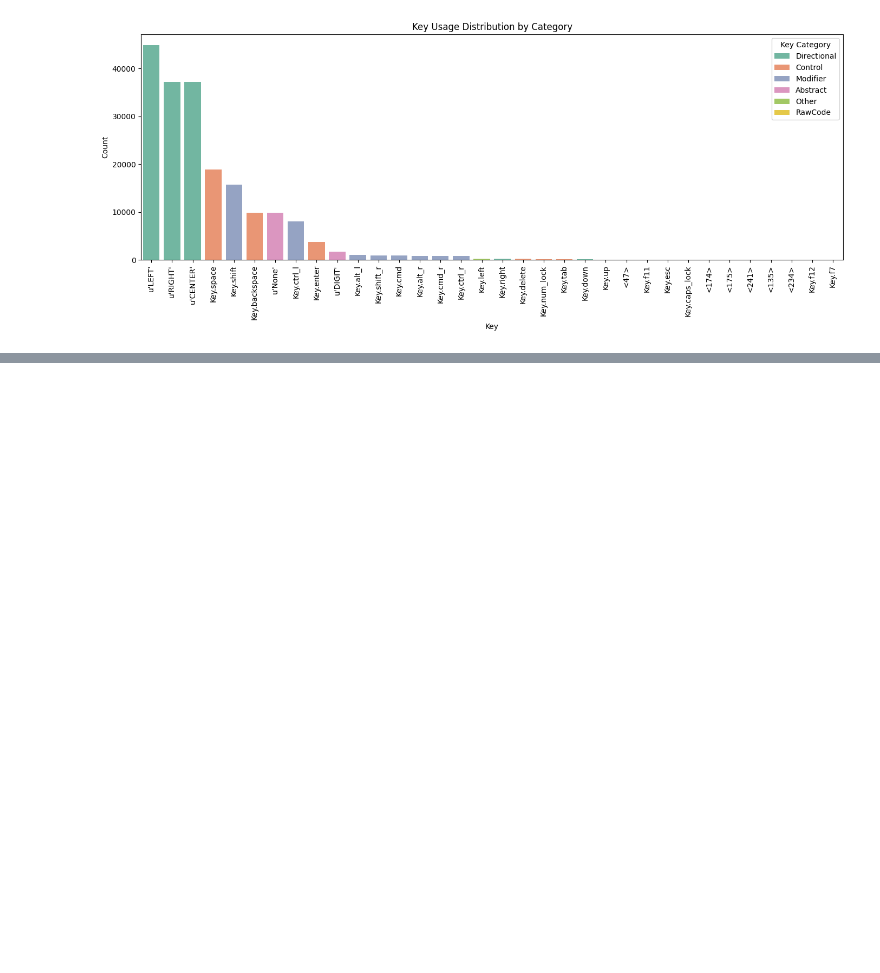
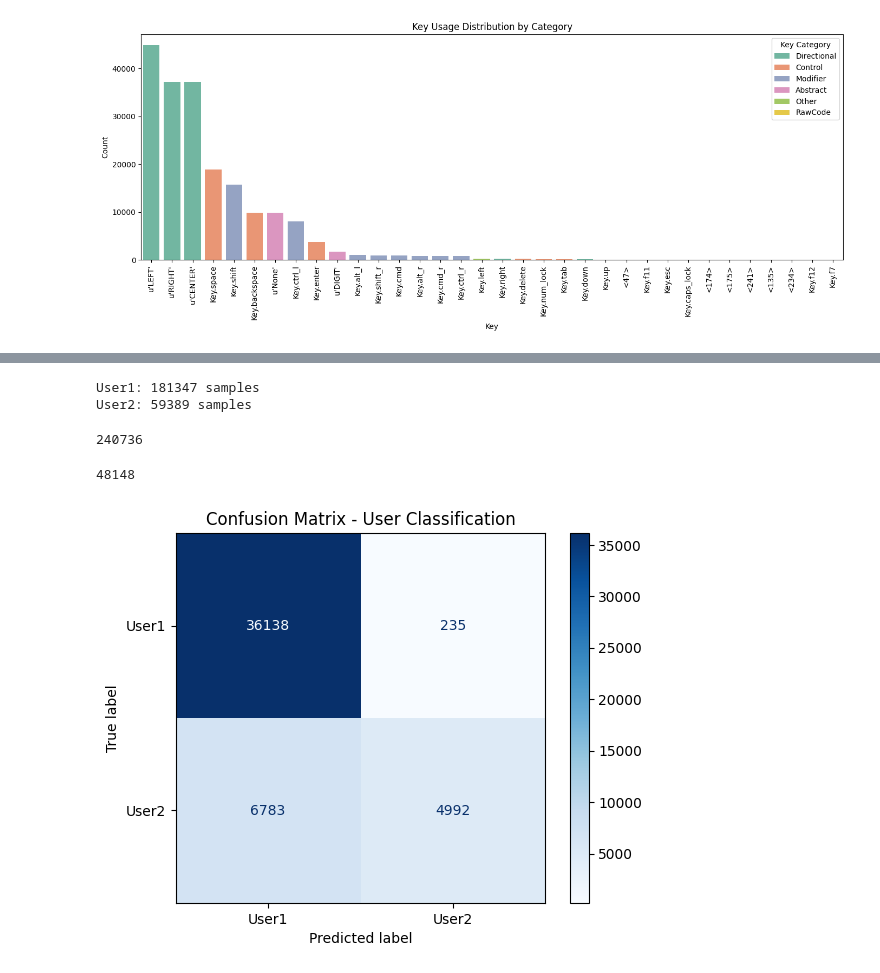
Before and after one commit to abhigyan2003/Transformer-sequence-data, a Jupyter notebook: sequencedata_transformer.ipynb, the cells around one changed output, grey strips where cells are left out. Cells and saved outputs as stored; diff of their text form; code cells hidden in the pictures; blank space fills up the shorter version.

```diff
--- a/sequencedata_transformer.ipynb
+++ b/sequencedata_transformer.ipynb
@@ -310,0 +394,13 @@ Predicted next key: Key.shift
+# %%
+from sklearn.metrics import classification_report
+
+model.eval()
+y_true, y_pred = [], []
+with torch.no_grad():
+    for xb, yb in val_dl:
+        out = model(xb)
+        preds = torch.argmax(out, dim=1)
+        y_true.extend(yb.tolist())
+        y_pred.extend(preds.tolist())
+
+print(classification_report(y_true, y_pred, target_names=user_encoder.classes_))
@@ -310,0 +416,41 @@ Predicted next key: Key.shift
+# %%
+import numpy as np
+unique, counts = np.unique(y.numpy(), return_counts=True)
+for label, count in zip(user_encoder.inverse_transform(unique), counts):
+    print(f"{label}: {count} samples")
+# %% [output]
+User1: 181347 samples
+User2: 59389 samples
+# %%
+181347+59389
+# %% [output]
+240736
+# %%
+from sklearn.metrics import confusion_matrix, ConfusionMatrixDisplay
+
+# Switch model to evaluation mode
+model.eval()
+
+# Collect true and predicted labels
+y_true, y_pred = [], []
+
+with torch.no_grad():
+    for xb, yb in val_dl:
+        logits = model(xb)
+        preds = torch.argmax(logits, dim=1)
+        y_true.extend(yb.tolist())
+        y_pred.extend(preds.tolist())
+
+print(len(y_true))
+# %% [output]
+48148
+# %%
+import matplotlib.pyplot as plt
+
+cm = confusion_matrix(y_true, y_pred)
+disp = ConfusionMatrixDisplay(confusion_matrix=cm, display_labels=user_encoder.classes_)
+disp.plot(cmap=plt.cm.Blues)
+plt.title("Confusion Matrix - User Classification")
+plt.show()
+# %% [output]
+[figure, added]
```
Also changed, not shown: parts of 44 cells of this notebook.
